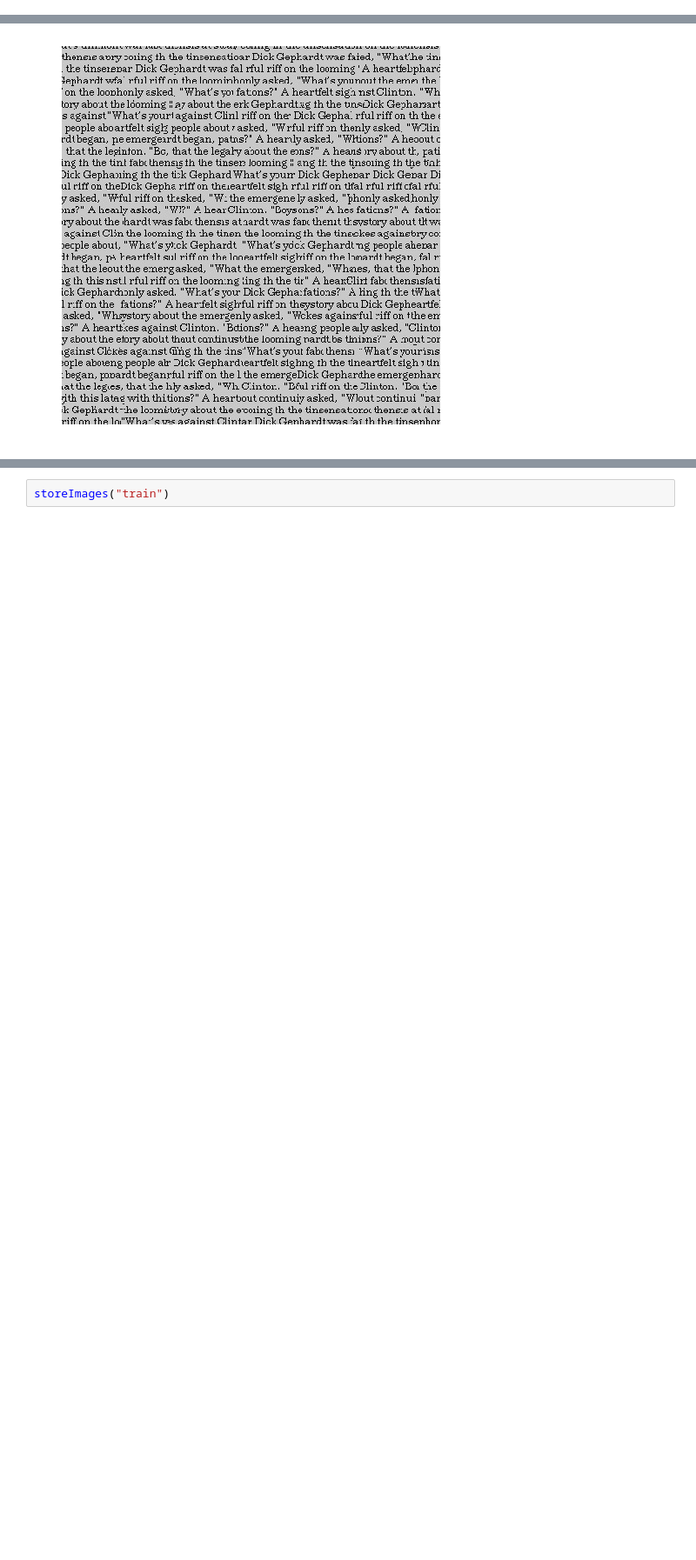
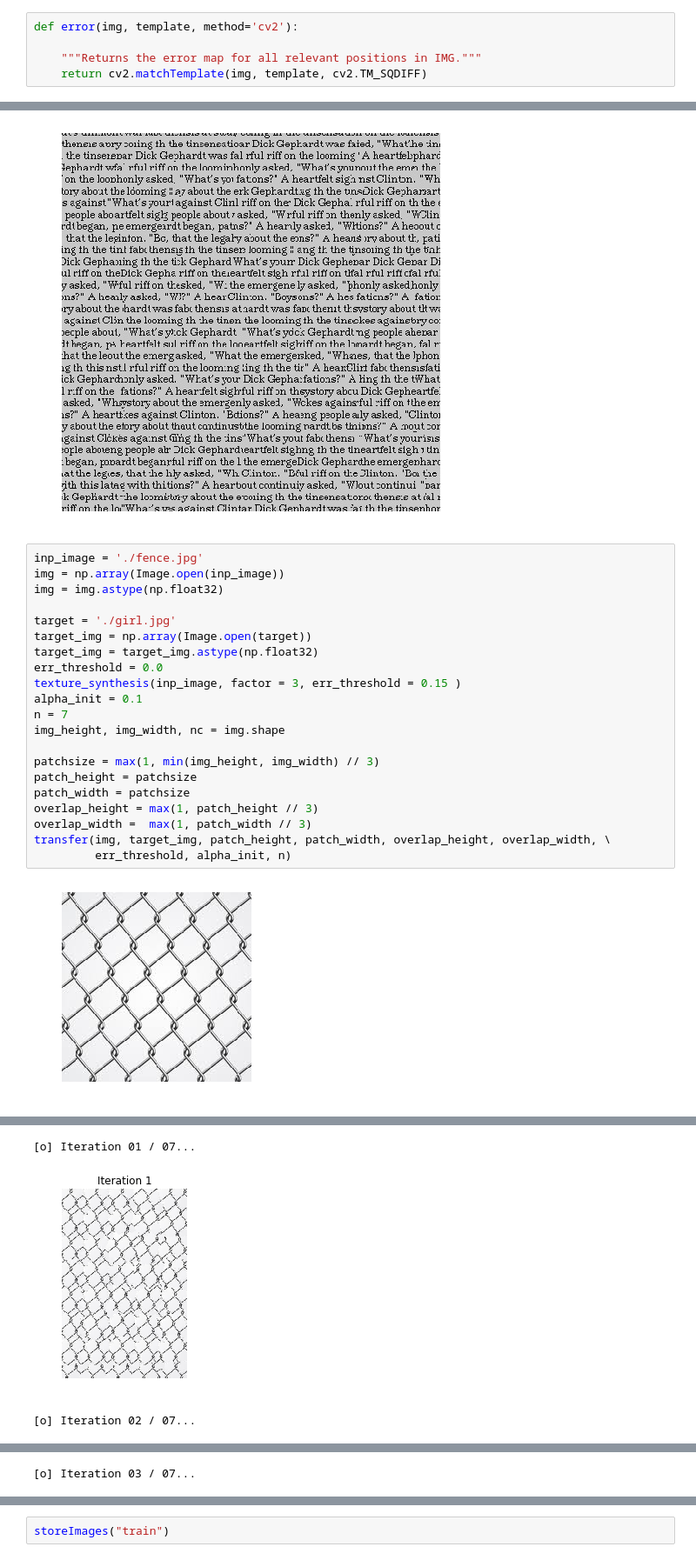
Before and after one commit to anveshc05/DIP_Image_Quilting, a Jupyter notebook: Image_quilting/Texture_synthesis.ipynb, the cells around one changed output, grey strips where cells are left out. Shown at 87% size. Drawn from its saved outputs; the diff is of its cells as text; blank space fills up the shorter version.

Commit message:
Image transfer added

```diff
--- a/Image_quilting/Texture_synthesis.ipynb
+++ b/Image_quilting/Texture_synthesis.ipynb
@@ -16,6 +16,11 @@ def similarity(img, template):
     returns the best fit template on the image
     """
     return cv2.matchTemplate(img, template, cv2.TM_CCORR_NORMED)
+# %%
+def error(img, template, method='cv2'):
+
+    """Returns the error map for all relevant positions in IMG."""
+    return cv2.matchTemplate(img, template, cv2.TM_SQDIFF)
 # %%
 def process_similarity_map(simi_map, err_threshold):
     _min, _max = np.min(simi_map), np.max(simi_map)
@@ -252,3 +342,26 @@ output = texture_synthesis(inp_image, factor = 2, err_threshold = 0.05 )
 # %% [output]
 [figure]
 [figure]
+# %%
+inp_image = './fence.jpg'
+img = np.array(Image.open(inp_image))
+img = img.astype(np.float32)
+
+target = './girl.jpg'
+target_img = np.array(Image.open(target))
+target_img = target_img.astype(np.float32)
+err_threshold = 0.0
+texture_synthesis(inp_image, factor = 3, err_threshold = 0.15 )
+alpha_init = 0.1
+n = 7
+img_height, img_width, nc = img.shape
+
+patchsize = max(1, min(img_height, img_width) // 3)
+patch_height = patchsize
+patch_width = patchsize
+overlap_height = max(1, patch_height // 3)
+overlap_width =  max(1, patch_width // 3)
+transfer(img, target_img, patch_height, patch_width, overlap_height, overlap_width, \
+         err_threshold, alpha_init, n)
+# %% [output]
+[figure, added]
@@ -254,0 +369,3 @@ output = texture_synthesis(inp_image, factor = 2, err_threshold = 0.05 )
+[o] Iteration 01 / 07...
+[figure, added]
+[o] Iteration 02 / 07...
@@ -254,0 +373 @@ output = texture_synthesis(inp_image, factor = 2, err_threshold = 0.05 )
+[o] Iteration 03 / 07...
```
Also changed, not shown: parts of 3 cells of this notebook, 1 other file.
